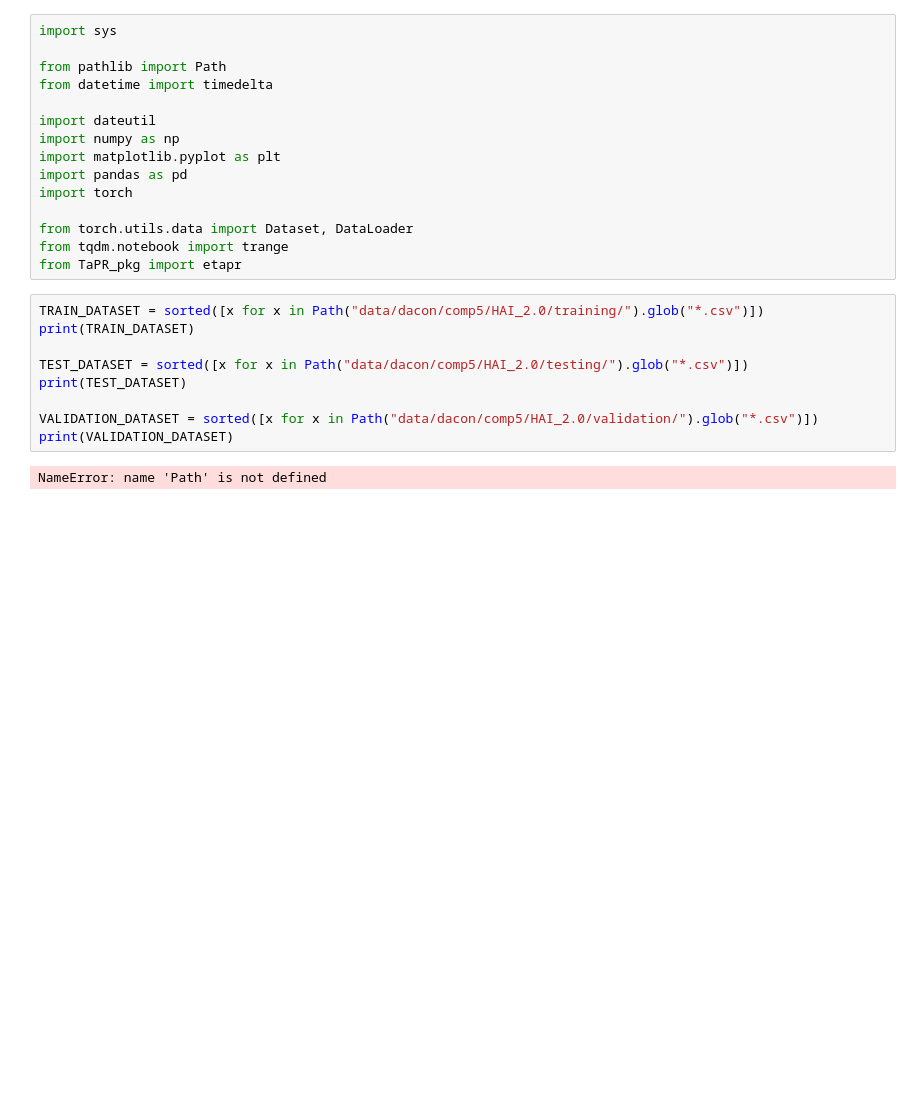
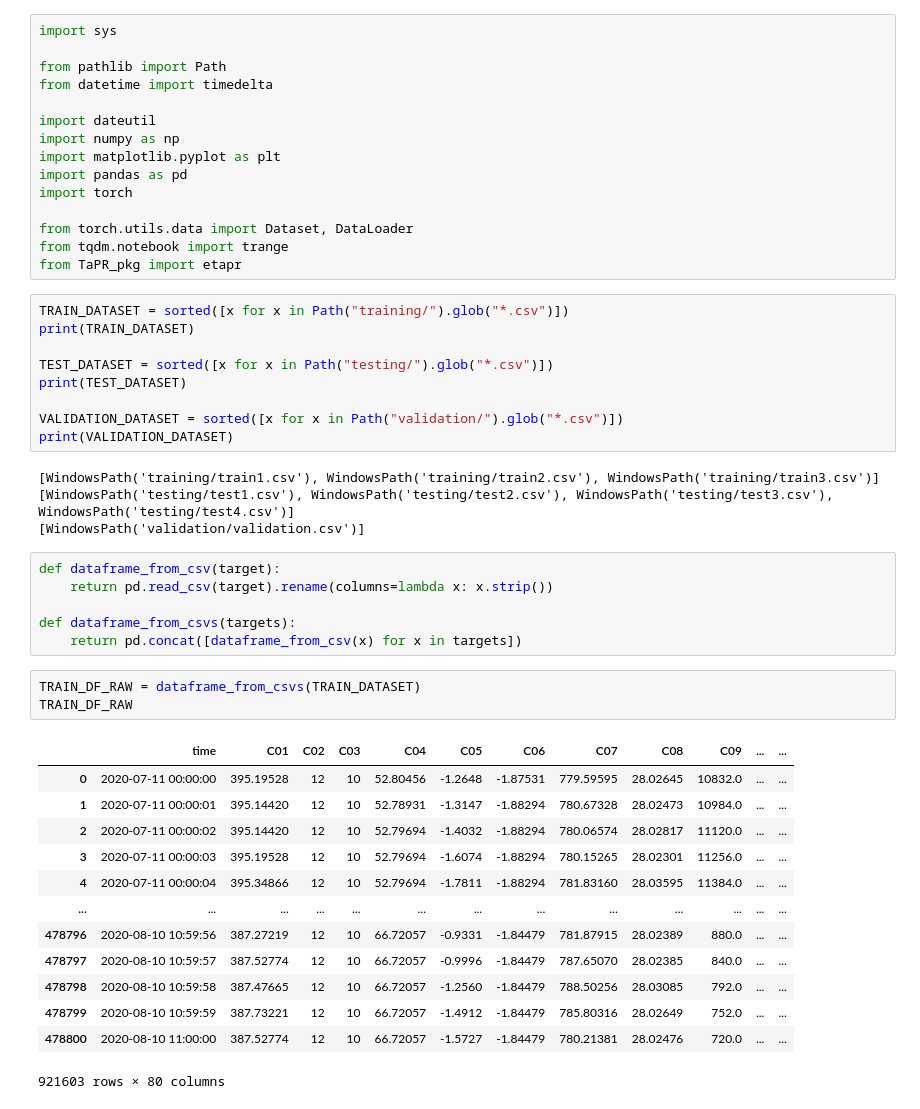
Before and after one commit to raccoon2389/AI_prac, a Jupyter notebook: Dacon/comp5/base.ipynb, the cells around one changed output. Saved outputs shown, nothing was run; the diff lists cells and outputs as text; blank space fills up the shorter version.

```diff
--- a/Dacon/comp5/base.ipynb
+++ b/Dacon/comp5/base.ipynb
@@ -21,13 +19,38 @@ from torch.utils.data import Dataset, DataLoader
 from tqdm.notebook import trange
 from TaPR_pkg import etapr
 # %%
-TRAIN_DATASET = sorted([x for x in Path("data/dacon/comp5/HAI_2.0/training/").glob("*.csv")])
+TRAIN_DATASET = sorted([x for x in Path("training/").glob("*.csv")])
 print(TRAIN_DATASET)
 
-TEST_DATASET = sorted([x for x in Path("data/dacon/comp5/HAI_2.0/testing/").glob("*.csv")])
+TEST_DATASET = sorted([x for x in Path("testing/").glob("*.csv")])
 print(TEST_DATASET)
 
-VALIDATION_DATASET = sorted([x for x in Path("data/dacon/comp5/HAI_2.0/validation/").glob("*.csv")])
+VALIDATION_DATASET = sorted([x for x in Path("validation/").glob("*.csv")])
 print(VALIDATION_DATASET)
 # %% [output]
-NameError: name 'Path' is not defined
+[WindowsPath('training/train1.csv'), WindowsPath('training/train2.csv'), WindowsPath('training/train3.csv')]
+[WindowsPath('testing/test1.csv'), WindowsPath('testing/test2.csv'), WindowsPath('testing/test3.csv'), WindowsPath('testing/test4.csv')]
+[WindowsPath('validation/validation.csv')]
+# %%
+def dataframe_from_csv(target):
+    return pd.read_csv(target).rename(columns=lambda x: x.strip())
+
+def dataframe_from_csvs(targets):
+    return pd.concat([dataframe_from_csv(x) for x in targets])
+# %%
+TRAIN_DF_RAW = dataframe_from_csvs(TRAIN_DATASET)
+TRAIN_DF_RAW
+# %% [output]
+|  | time | C01 | C02 | C03 | C04 | C05 | C06 | C07 | C08 | C09 | ... | ... |
+| 0 | 2020-07-11 00:00:00 | 395.19528 | 12 | 10 | 52.80456 | -1.2648 | -1.87531 | 779.59595 | 28.02645 | 10832.0 | ... | ... |
+| 1 | 2020-07-11 00:00:01 | 395.14420 | 12 | 10 | 52.78931 | -1.3147 | -1.88294 | 780.67328 | 28.02473 | 10984.0 | ... | ... |
+| 2 | 2020-07-11 00:00:02 | 395.14420 | 12 | 10 | 52.79694 | -1.4032 | -1.88294 | 780.06574 | 28.02817 | 11120.0 | ... | ... |
+| 3 | 2020-07-11 00:00:03 | 395.19528 | 12 | 10 | 52.79694 | -1.6074 | -1.88294 | 780.15265 | 28.02301 | 11256.0 | ... | ... |
+| 4 | 2020-07-11 00:00:04 | 395.34866 | 12 | 10 | 52.79694 | -1.7811 | -1.88294 | 781.83160 | 28.03595 | 11384.0 | ... | ... |
+| ... | ... | ... | ... | ... | ... | ... | ... | ... | ... | ... | ... | ... |
+| 478796 | 2020-08-10 10:59:56 | 387.27219 | 12 | 10 | 66.72057 | -0.9331 | -1.84479 | 781.87915 | 28.02389 | 880.0 | ... | ... |
+| 478797 | 2020-08-10 10:59:57 | 387.52774 | 12 | 10 | 66.72057 | -0.9996 | -1.84479 | 787.65070 | 28.02385 | 840.0 | ... | ... |
+| 478798 | 2020-08-10 10:59:58 | 387.47665 | 12 | 10 | 66.72057 | -1.2560 | -1.84479 | 788.50256 | 28.03085 | 792.0 | ... | ... |
+| 478799 | 2020-08-10 10:59:59 | 387.73221 | 12 | 10 | 66.72057 | -1.4912 | -1.84479 | 785.80316 | 28.02649 | 752.0 | ... | ... |
+| 478800 | 2020-08-10 11:00:00 | 387.52774 | 12 | 10 | 66.72057 | -1.5727 | -1.84479 | 780.21381 | 28.02476 | 720.0 | ... | ... |
+921603 rows × 80 columns
```
Also changed, not shown: parts of 19 cells of this notebook, 1 other file.
